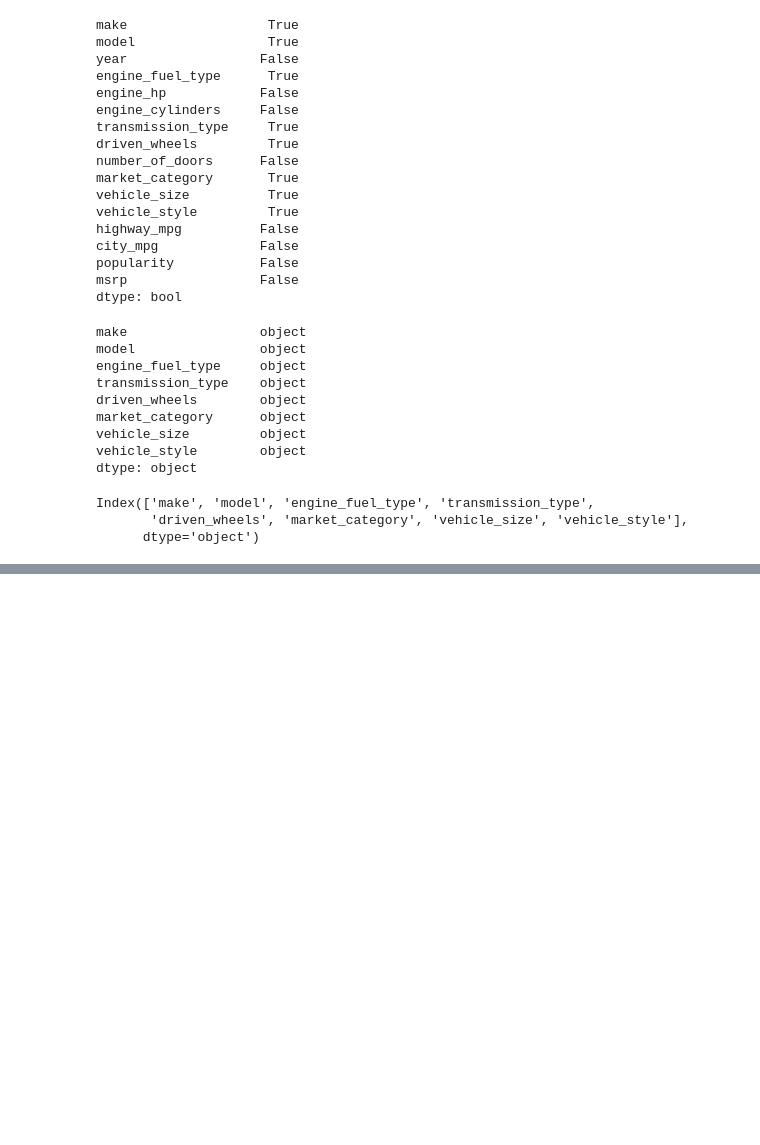
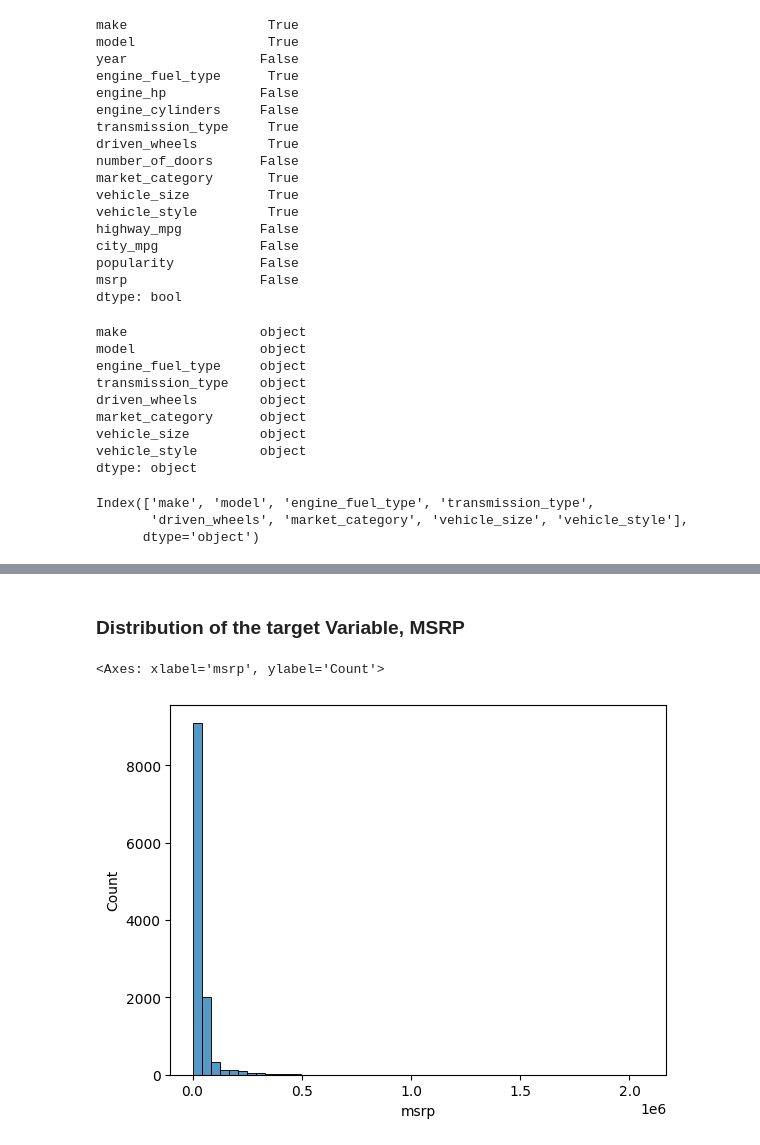
Before and after one commit to ShaniceWilliams/ml-zoomcamp, a Jupyter notebook: 02_regression/car_price_pred.ipynb, the cells around one changed output, grey strips where cells are left out. Drawn from its saved outputs; the diff is of its cells as text; code cells hidden in the pictures; blank space fills up the shorter version.

```diff
--- a/02_regression/car_price_pred.ipynb
+++ b/02_regression/car_price_pred.ipynb
@@ -140,0 +187,2 @@ df.head()
+# %% [markdown]
+### Distribution of the target Variable, MSRP
@@ -140,0 +194,9 @@ df.head()
+# %%
+from pypalettes import load_cmap
+cmap = load_cmap("X84")
+palette = cmap.colors
+# %%
+sns.histplot(df.msrp, bins=50, palette=palette)
+# %% [output]
+<Axes: xlabel='msrp', ylabel='Count'>
+[figure, added]
```
Also changed, not shown: parts of 14 cells of this notebook, 2 other files.
